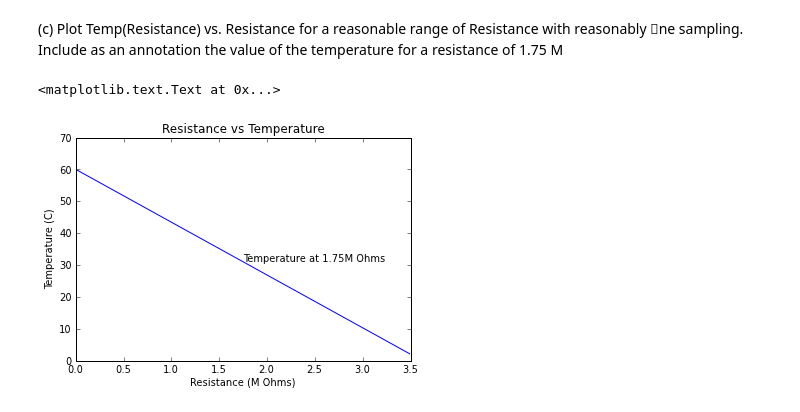
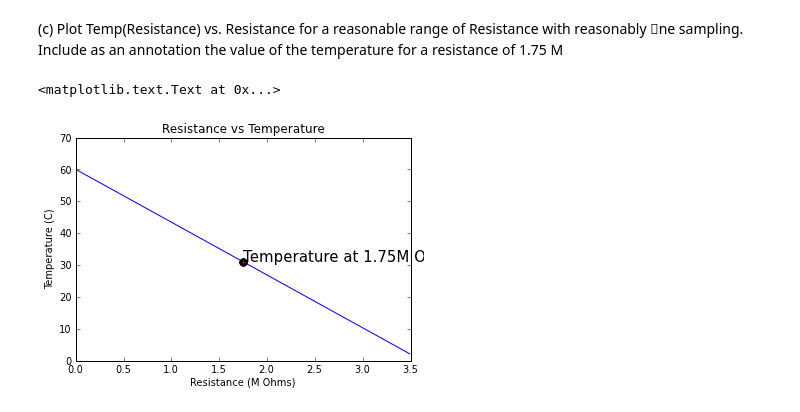
Before and after one commit to ersong/PHYS202-S13, a Jupyter notebook: Week4/InterpAndDiffEx3.ipynb, the cells around one changed output. Drawn from its saved outputs; the diff is of its cells as text; code cells hidden in the pictures.

```diff
--- a/Week4/InterpAndDiffEx3.ipynb
+++ b/Week4/InterpAndDiffEx3.ipynb
@@ -29,9 +46,10 @@ a set of thermistors used in Q-lab.
 
 (a) Let's turn this look-up table into a continuous function. Write a reusable function
 Temp(Resistance) that takes any value of Resistance and returns the interpolated temperature. Be sure to include a docstring in your function.
-# %%
-def Temp(Resistance):
-    """Takes in Resistance parameter, returns Temperature in Celsius."""
-    Temp= -16.566783103121*Resistance+60.033540851781
-    return Temp
+# %%
+def Temp(Resistance):
+    """Takes in Resistance parameter, returns Temperature in Celsius."""
+    #T= -16.566783103121*Resistance+60.033540851781
+    T=[0,0,0,0,0,0,0,0,0,0,3.239e6,3.118e6,3.004e6,2.897e6,2.795e6,2.7e6,2.61e6,2.526e6,2.446e6,2.371e6,2.3e6,2.233e6,2.169e6,2.11e6]
+    return T[Resistance]
 # %% [markdown]
@@ -50,12 +69,12 @@
 resistance of 1.75 M
 # %%
 Resistance=arange(0,3.5,.01)
-plot(Resistance,Temp(Resistance))
-xlabel("Resistance (M Ohms)")
+plot(Resistance,Temp(Resistance),1.75,Temp(1.75),'r.', markersize=10,markeredgewidth=3)
+xlabel("Resistance (M Ohms)")0
 ylabel("Temperature (C)")
 title("Resistance vs Temperature")
-text(1.75,Temp(1.75),"Temperature at 1.75M Ohms")
+text(1.75,Temp(1.75),"Temperature at 1.75M Ohms",fontsize=15)
 # %% [output]
 <matplotlib.text.Text at 0x...>
-[figure, old version]
+[figure, new version]
 # %% [markdown]
```
Also changed, not shown: parts of 17 cells of this notebook, 3 other files.
